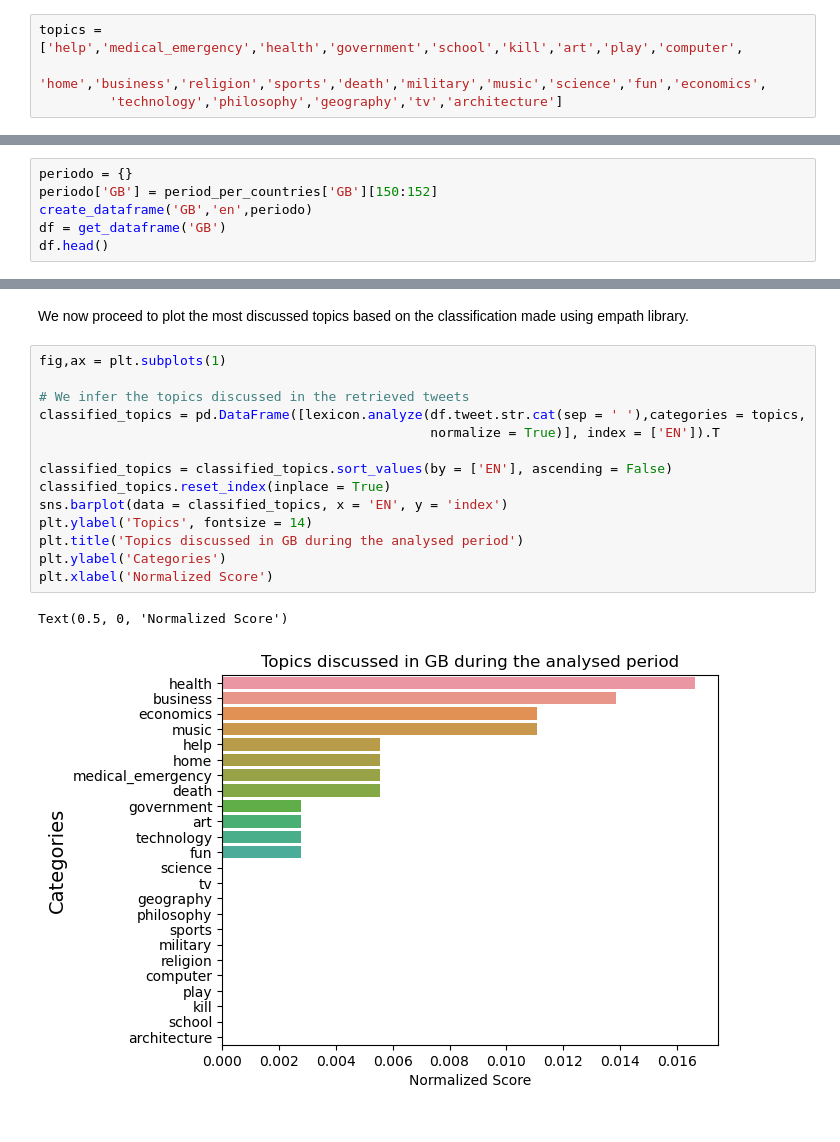
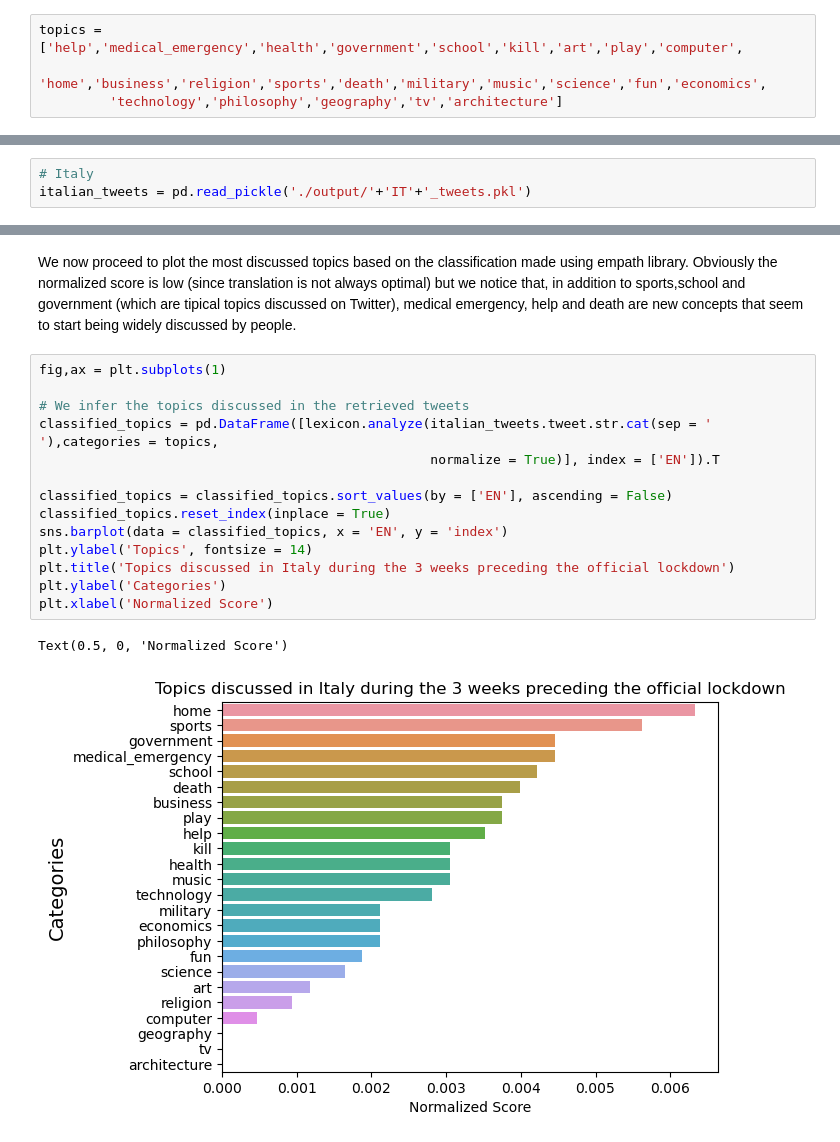
Before and after one commit to RiccardoBrioschi/The-pandemic-through-the-eyes-of-Internet, a Jupyter notebook: Corona_project_analysis.ipynb, the cells around one changed output, grey strips where cells are left out. Saved outputs shown, nothing was run; the diff lists cells and outputs as text.

```diff
--- a/Corona_project_analysis.ipynb
+++ b/Corona_project_analysis.ipynb
@@ -182,6 +211,3 @@ def get_dataframe(name_country):
 # %%
-periodo = {}
-periodo['GB'] = period_per_countries['GB'][150:152]
-create_dataframe('GB','en',periodo)
-df = get_dataframe('GB')
-df.head()
+# Italy
+italian_tweets = pd.read_pickle('./output/'+'IT'+'_tweets.pkl')
@@ -195,19 +214,19 @@ df.head()
 # %% [markdown]
-We now proceed to plot the most discussed topics based on the classification made using empath library.
+We now proceed to plot the most discussed topics based on the classification made using empath library. Obviously the normalized score is low (since translation is not always optimal) but we notice that, in addition to sports,school and government (which are tipical topics discussed on Twitter), medical emergency, help and death are new concepts that seem to start being widely discussed by people.
 # %%
 fig,ax = plt.subplots(1)
 
 # We infer the topics discussed in the retrieved tweets
-classified_topics = pd.DataFrame([lexicon.analyze(df.tweet.str.cat(sep = ' '),categories = topics,
+classified_topics = pd.DataFrame([lexicon.analyze(italian_tweets.tweet.str.cat(sep = ' '),categories = topics,
                                                   normalize = True)], index = ['EN']).T
 
 classified_topics = classified_topics.sort_values(by = ['EN'], ascending = False)
 classified_topics.reset_index(inplace = True)
 sns.barplot(data = classified_topics, x = 'EN', y = 'index')
 plt.ylabel('Topics', fontsize = 14)
-plt.title('Topics discussed in GB during the analysed period')
+plt.title('Topics discussed in Italy during the 3 weeks preceding the official lockdown')
 plt.ylabel('Categories')
 plt.xlabel('Normalized Score')
 # %% [output]
 Text(0.5, 0, 'Normalized Score')
-[figure, old version]
+[figure, new version]
```
Also changed, not shown: parts of 21 cells of this notebook.
